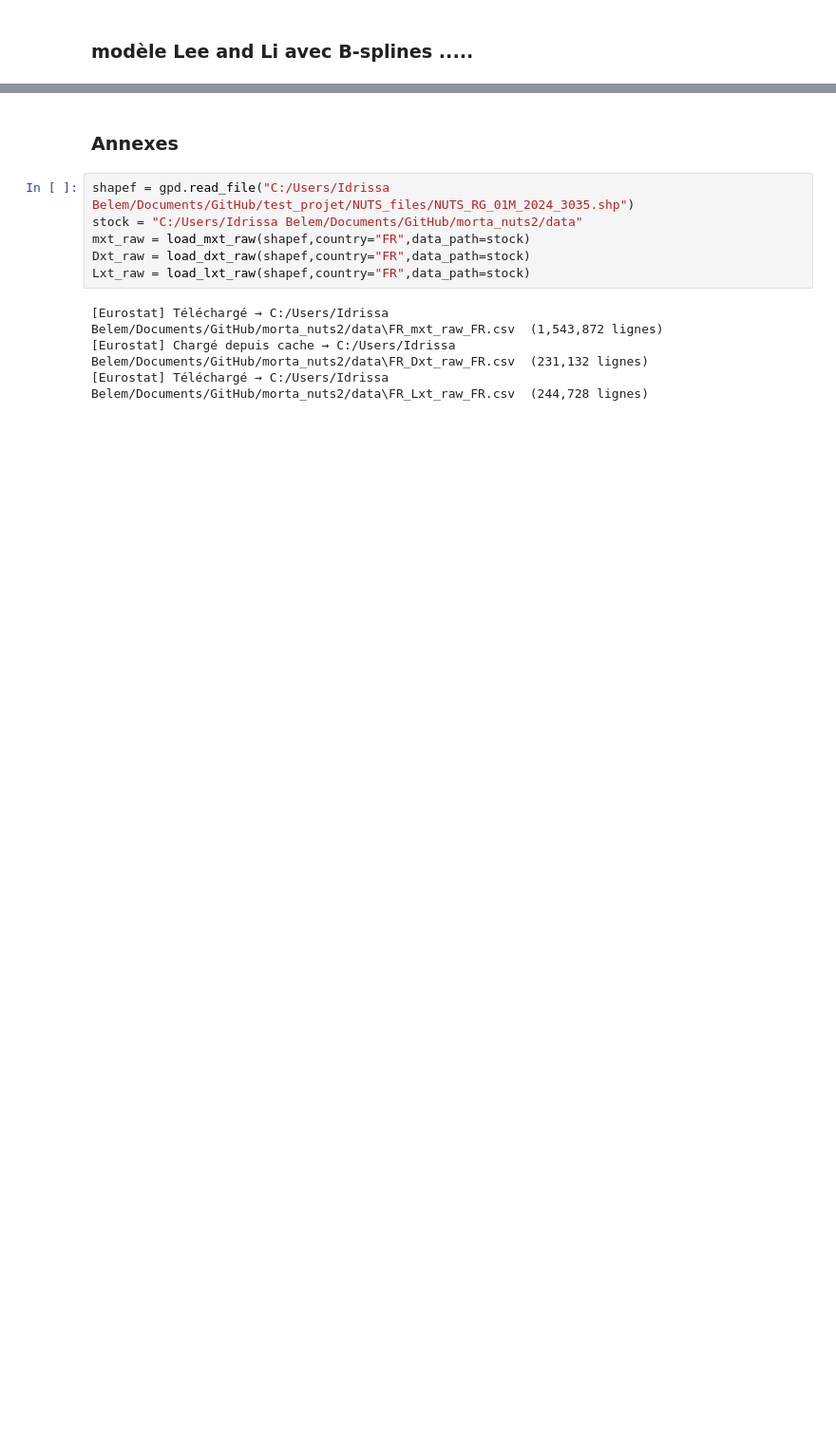
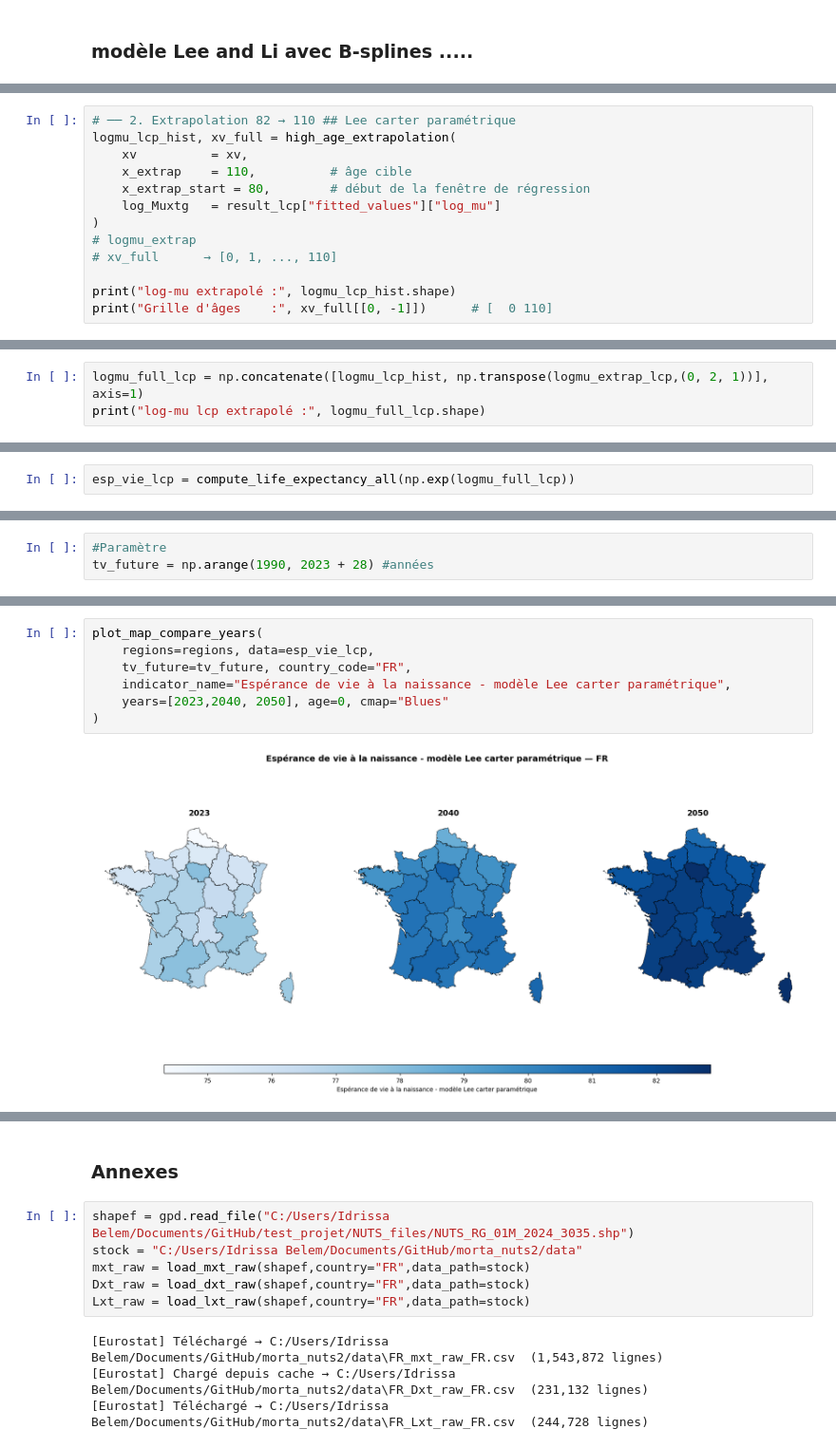
Before and after one commit to detralytics/morta_nuts2, a Jupyter notebook: notebook/exploration.ipynb, the cells around one changed output, grey strips where cells are left out. Shown at 95% size. Drawn from its saved outputs; the diff is of its cells as text; blank space fills up the shorter version.

```diff
--- a/notebook/exploration.ipynb
+++ b/notebook/exploration.ipynb
@@ -464,0 +379,13 @@ plot_all_regions(2023)
+# %%
+# ── 2. Extrapolation 82 → 110 ## Lee carter paramétrique
+logmu_lcp_hist, xv_full = high_age_extrapolation(
+    xv          = xv,
+    x_extrap    = 110,          # âge cible
+    x_extrap_start = 80,        # début de la fenêtre de régression
+    log_Muxtg   = result_lcp["fitted_values"]["log_mu"]
+)
+# logmu_extrap
+# xv_full      → [0, 1, ..., 110]
+
+print("log-mu extrapolé :", logmu_lcp_hist.shape)
+print("Grille d'âges    :", xv_full[[0, -1]])      # [  0 110]
@@ -464,0 +410,3 @@ plot_all_regions(2023)
+# %%
+logmu_full_lcp = np.concatenate([logmu_lcp_hist, np.transpose(logmu_extrap_lcp,(0, 2, 1))], axis=1)
+print("log-mu lcp extrapolé :", logmu_full_lcp.shape)
@@ -464,0 +447,2 @@ plot_all_regions(2023)
+# %%
+esp_vie_lcp = compute_life_expectancy_all(np.exp(logmu_full_lcp))
@@ -464,0 +453,3 @@ plot_all_regions(2023)
+# %%
+#Paramètre
+tv_future = np.arange(1990, 2023 + 28) #années
@@ -464,0 +468,9 @@ plot_all_regions(2023)
+# %%
+plot_map_compare_years(
+    regions=regions, data=esp_vie_lcp,
+    tv_future=tv_future, country_code="FR",
+    indicator_name="Espérance de vie à la naissance - modèle Lee carter paramétrique",
+    years=[2023,2040, 2050], age=0, cmap="Blues"
+)
+# %% [output]
+[figure, added]
```
Also changed, not shown: parts of 57 cells of this notebook, 11 other files.
